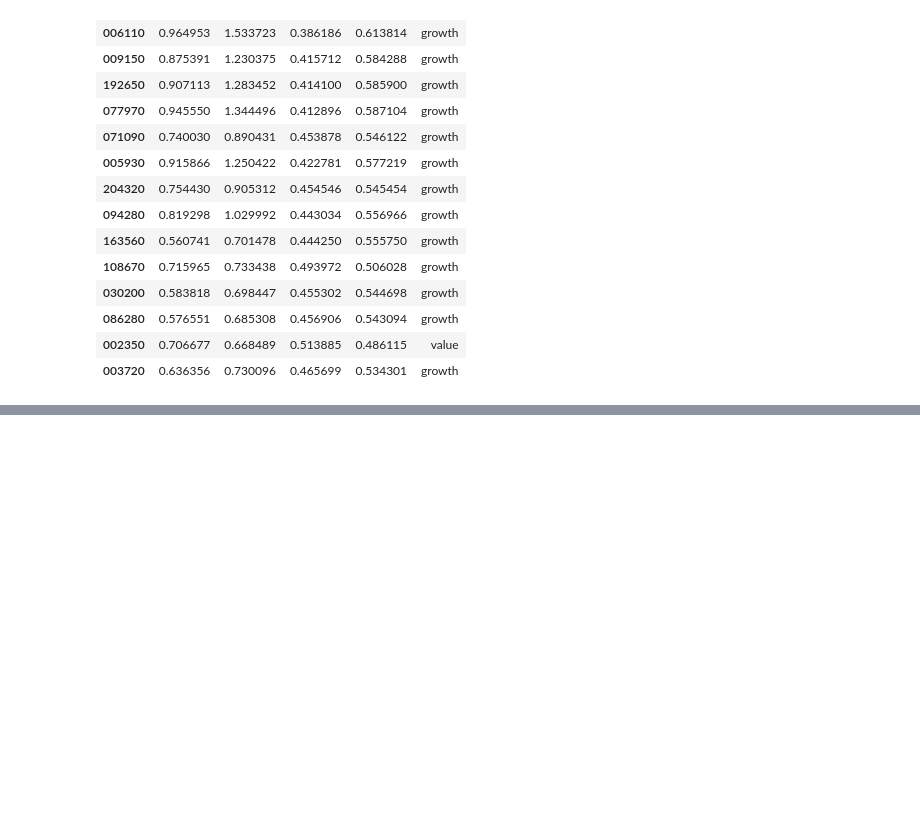
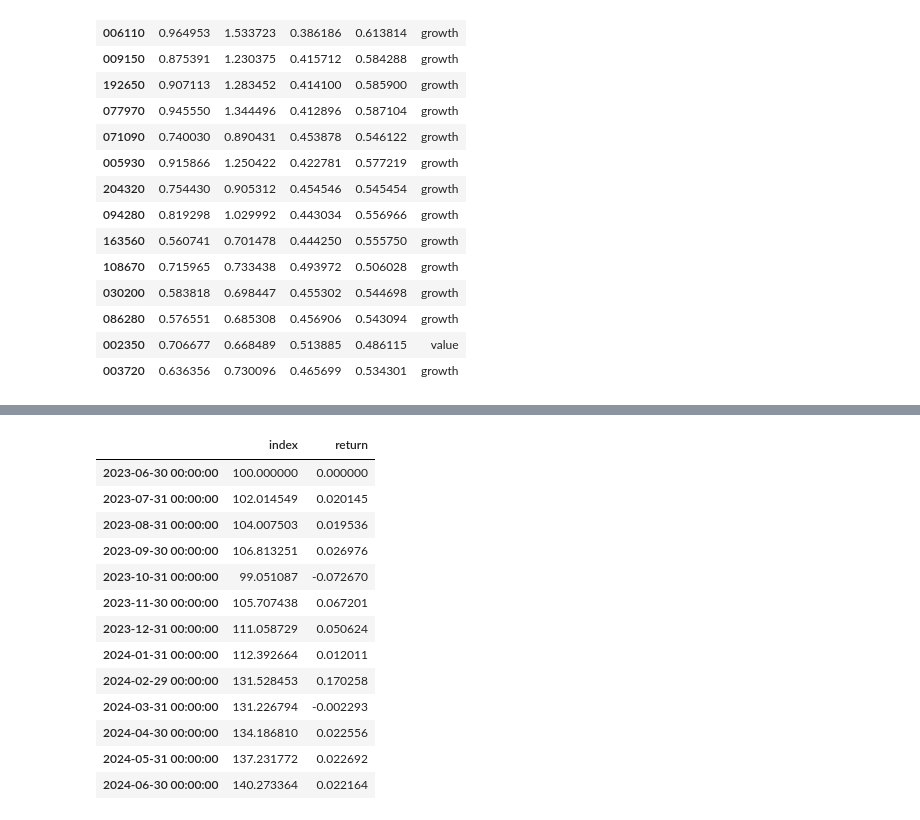
Before and after one commit to Solxcero/my-domains, a Jupyter notebook: economy/6.StyleInvestment.ipynb, the cells around one changed output, grey strips where cells are left out. Cells and saved outputs as stored; diff of their text form; code cells hidden in the pictures; blank space fills up the shorter version.

```diff
--- a/economy/StyleInvestment.ipynb
+++ b/economy/6.StyleInvestment.ipynb
@@ -525,0 +633,46 @@ style_n
+# %%
+def style_index(style,start,end,freq):  #freq = 'd','m','y'
+    df_total = pd.DataFrame()
+    for code in tqdm(style):
+        df = stock.get_market_cap(start, end, code,freq)['시가총액']
+        df_total = pd.concat([df_total, df],axis=1)
+        df_total.rename(columns={'시가총액':f'{code}시가총액'},inplace=True)
+        time.sleep(1)
+    df_total['Sum'] = df_total.sum(axis=1)
+    df_total['index'] = (df_total['Sum']/df_total['Sum'].iloc[0]) *100
+
+    return df_total
+# %%
+# 약 7~8분 소요 #
+b_g_index = style_index(new['대형성장주코드'].dropna(),'20230601','20240603','m')[['index']]
+b_g_index['return'] = b_g_index.pct_change()
+b_g_index = b_g_index.fillna(0)
+
+b_v_index = style_index(new['대형가치주코드'].dropna(),'20230601','20240603','m')[['index']]
+b_v_index['return'] = b_v_index.pct_change()
+b_v_index = b_v_index.fillna(0)
+
+ms_g_index = style_index(new['중소형성장주코드'].dropna(),'20230601','20240603','m')[['index']]
+ms_g_index['return'] = ms_g_index.pct_change()
+ms_g_index = ms_g_index.fillna(0)
+
+ms_v_index = style_index(new['중소형가치주코드'].dropna(),'20230601','20240603','m')[['index']]
+ms_v_index['return'] = ms_v_index.pct_change()
+ms_v_index = ms_v_index.fillna(0)
+# %%
+b_g_index
+# %% [output]
+|  | index | return |
+| 2023-06-30 00:00:00 | 100.000000 | 0.000000 |
+| 2023-07-31 00:00:00 | 102.014549 | 0.020145 |
+| 2023-08-31 00:00:00 | 104.007503 | 0.019536 |
+| 2023-09-30 00:00:00 | 106.813251 | 0.026976 |
+| 2023-10-31 00:00:00 | 99.051087 | -0.072670 |
+| 2023-11-30 00:00:00 | 105.707438 | 0.067201 |
+| 2023-12-31 00:00:00 | 111.058729 | 0.050624 |
+| 2024-01-31 00:00:00 | 112.392664 | 0.012011 |
+| 2024-02-29 00:00:00 | 131.528453 | 0.170258 |
+| 2024-03-31 00:00:00 | 131.226794 | -0.002293 |
+| 2024-04-30 00:00:00 | 134.186810 | 0.022556 |
+| 2024-05-31 00:00:00 | 137.231772 | 0.022692 |
+| 2024-06-30 00:00:00 | 140.273364 | 0.022164 |
```
Also changed, not shown: parts of 10 cells of this notebook, 12 other files.
